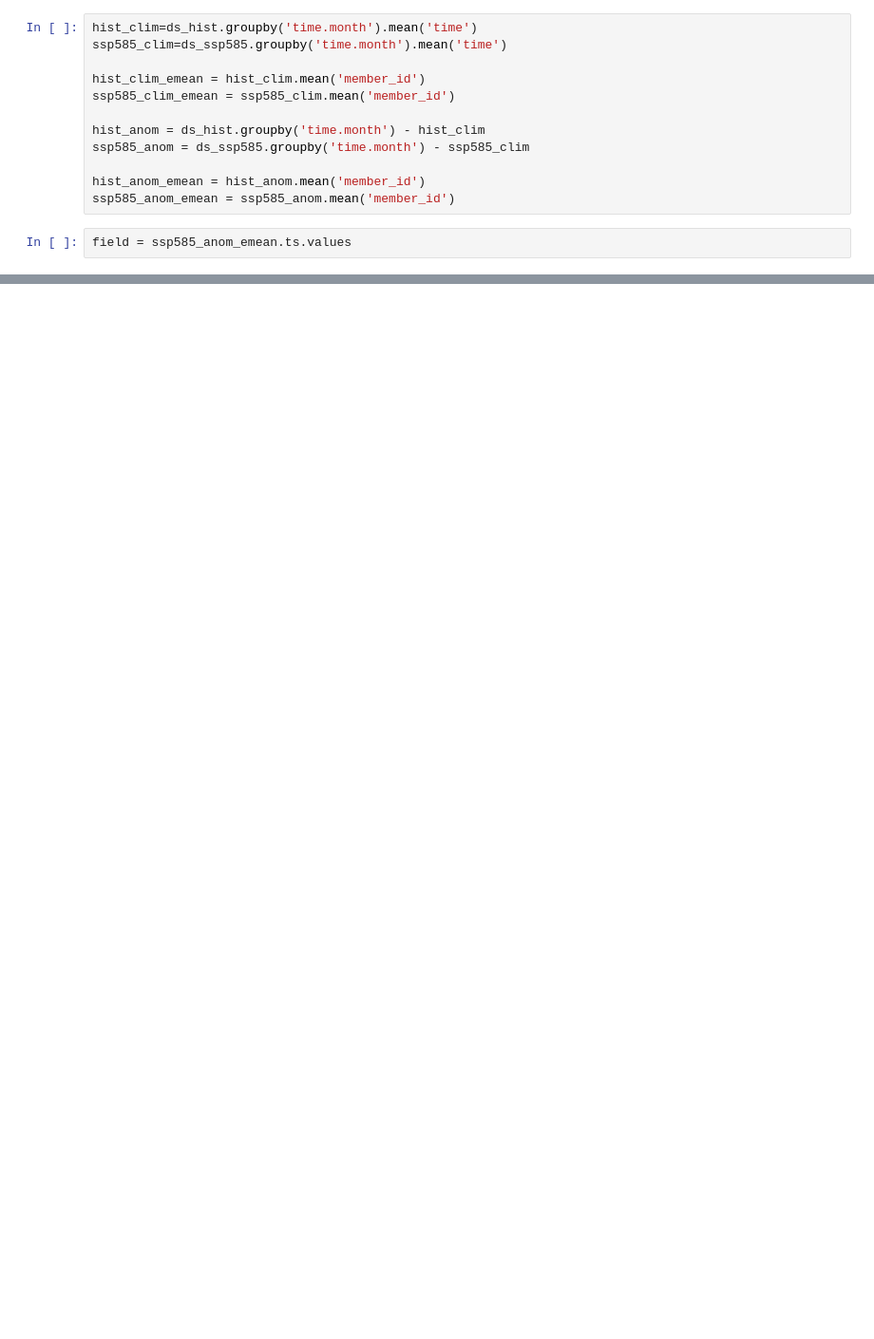
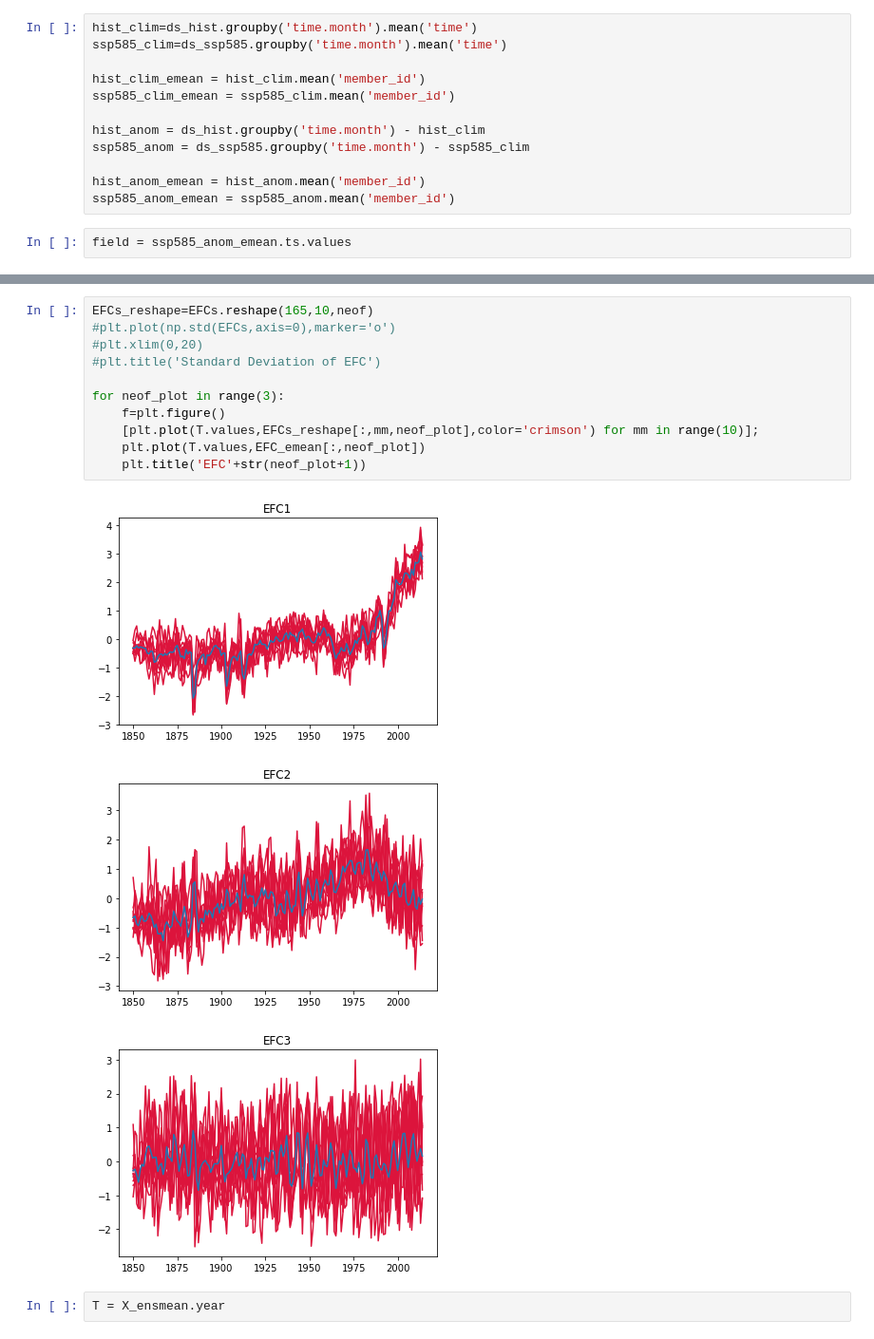
Before and after one commit to rcjwills/cmip6hack-pacific-sst, a Jupyter notebook: notebooks/sst-lfca.ipynb, the cells around one changed output, grey strips where cells are left out. Shown: that part at 95% size. Drawn from its saved outputs; the diff is of its cells as text; blank space fills up the shorter version.

```diff
--- a/notebooks/sst-lfca.ipynb
+++ b/notebooks/sst-lfca.ipynb
@@ -288,0 +402,17 @@ Data variables:
+# %%
+EFCs_reshape=EFCs.reshape(165,10,neof)
+#plt.plot(np.std(EFCs,axis=0),marker='o')
+#plt.xlim(0,20)
+#plt.title('Standard Deviation of EFC')
+
+for neof_plot in range(3):
+    f=plt.figure()
+    [plt.plot(T.values,EFCs_reshape[:,mm,neof_plot],color='crimson') for mm in range(10)];
+    plt.plot(T.values,EFC_emean[:,neof_plot])
+    plt.title('EFC'+str(neof_plot+1))
+# %% [output]
+[figure, added]
+[figure, added]
+[figure, added]
+# %%
+T = X_ensmean.year
```
Also changed, not shown: parts of 29 cells of this notebook, 2 other files.
